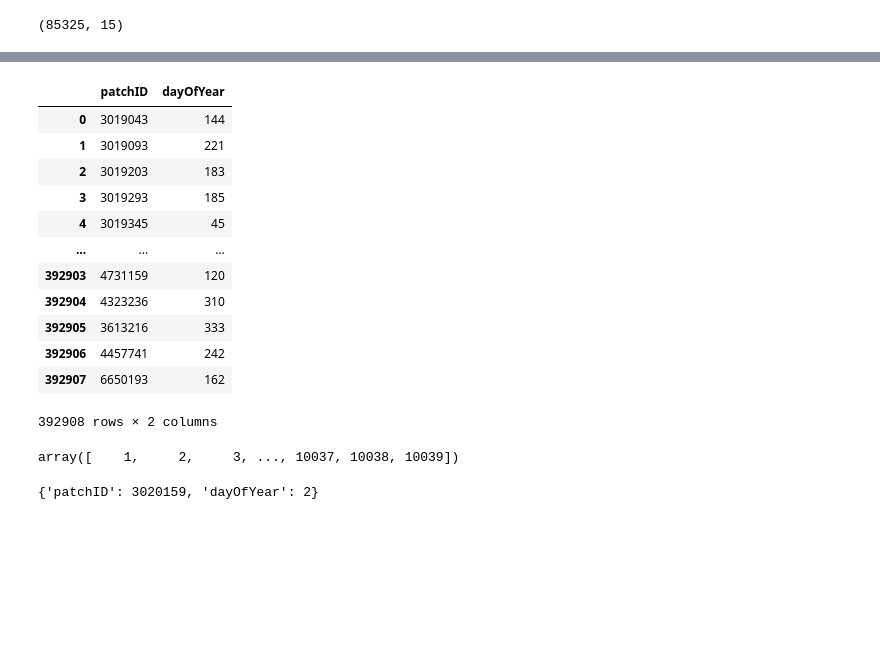
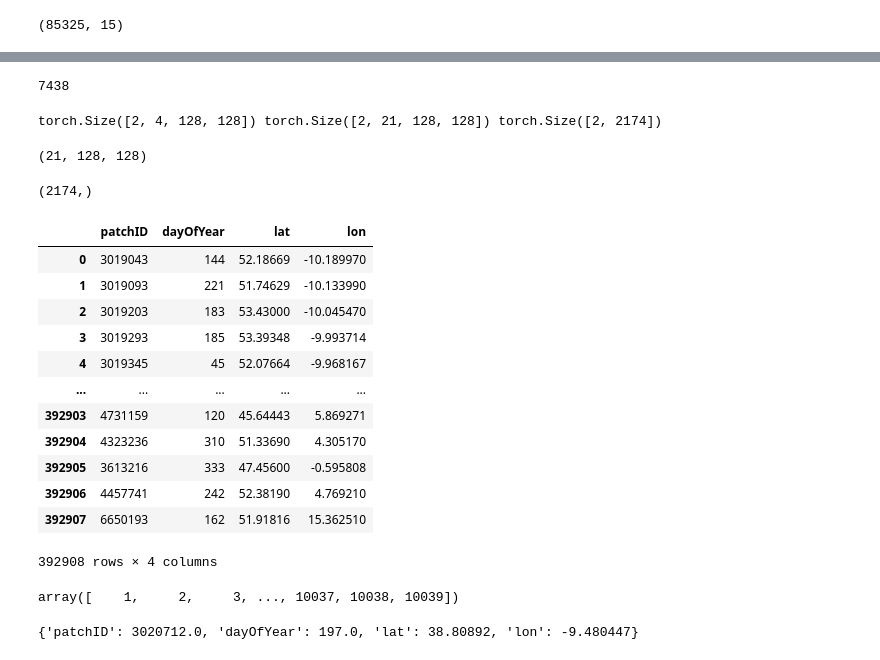
Before and after one commit to ninavantiel/multi_scale_SDMs, a Jupyter notebook: new_dataset.ipynb, the cells around one changed output, grey strips where cells are left out. Saved outputs shown, nothing was run; the diff lists cells and outputs as text; code cells hidden in the pictures; blank space fills up the shorter version.

Commit message:
dataset class from scratch on PA

```diff
--- a/new_dataset.ipynb
+++ b/new_dataset.ipynb
@@ -34,0 +151,5 @@ presence_only_df
+# %%
+dataset = RGNIR_env_Dataset(presence_absence_df)
+len(dataset)
+# %% [output]
+7438
@@ -35,31 +158,46 @@ presence_only_df
+# %%
+dataloader = torch.utils.data.DataLoader(dataset, shuffle=True, batch_size=2)
+for rgb, env, labels in dataloader:
+    print(rgb.shape, env.shape, labels.shape)
+    break
+# %% [output]
+torch.Size([2, 4, 128, 128]) torch.Size([2, 21, 128, 128]) torch.Size([2, 2174])
+# %%
+dataset[0][1].shape
+# %% [output]
+(21, 128, 128)
+# %%
+dataset[0][2].shape
+# %% [output]
+(2174,)
 # %%
-sites = presence_only_df[['patchID','dayOfYear']].drop_duplicates().reset_index(drop=True)
+sites = presence_only_df[['patchID','dayOfYear','lat','lon']].drop_duplicates().reset_index(drop=True)
 sites
 # %% [output]
-|  | patchID | dayOfYear |
-| 0 | 3019043 | 144 |
-| 1 | 3019093 | 221 |
-| 2 | 3019203 | 183 |
-| 3 | 3019293 | 185 |
-| 4 | 3019345 | 45 |
-| ... | ... | ... |
-| 392903 | 4731159 | 120 |
-| 392904 | 4323236 | 310 |
-| 392905 | 3613216 | 333 |
-| 392906 | 4457741 | 242 |
-| 392907 | 6650193 | 162 |
+|  | patchID | dayOfYear | lat | lon |
+| 0 | 3019043 | 144 | 52.18669 | -10.189970 |
+| 1 | 3019093 | 221 | 51.74629 | -10.133990 |
+| 2 | 3019203 | 183 | 53.43000 | -10.045470 |
+| 3 | 3019293 | 185 | 53.39348 | -9.993714 |
+| 4 | 3019345 | 45 | 52.07664 | -9.968167 |
+| ... | ... | ... | ... | ... |
+| 392903 | 4731159 | 120 | 45.64443 | 5.869271 |
+| 392904 | 4323236 | 310 | 51.33690 | 4.305170 |
+| 392905 | 3613216 | 333 | 47.45600 | -0.595808 |
+| 392906 | 4457741 | 242 | 52.38190 | 4.769210 |
+| 392907 | 6650193 | 162 | 51.91816 | 15.362510 |
-392908 rows × 2 columns
+392908 rows × 4 columns
 # %%
 species = presence_only_df['speciesId'].sort_values().unique()
 species
 # %% [output]
 array([    1,     2,     3, ..., 10037, 10038, 10039])
 # %%
-index = 16
+index = 55#16
 item = sites.iloc[index].to_dict()
 item
 # %% [output]
-{'patchID': 3020159, 'dayOfYear': 2}
+{'patchID': 3020712.0, 'dayOfYear': 197.0, 'lat': 38.80892, 'lon': -9.480447}
 # %%
 item_species = presence_only_df[
     (presence_only_df['patchID'] == item['patchID']) & (presence_only_df['dayOfYear'] == item['dayOfYear'])
```
Also changed, not shown: parts of 36 cells of this notebook, 13 other files.
